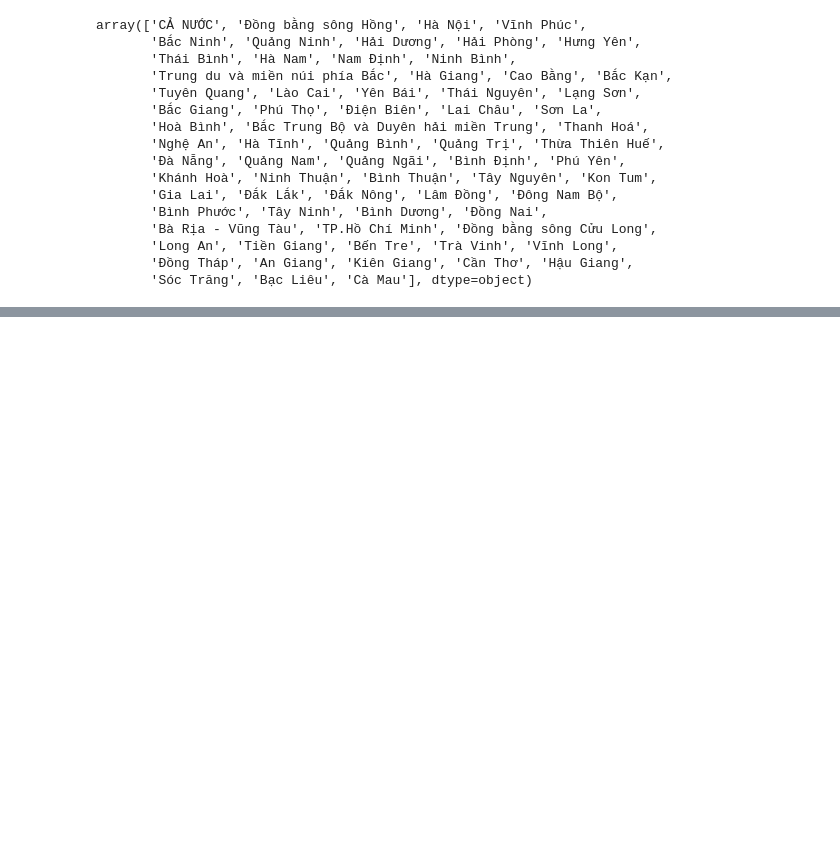
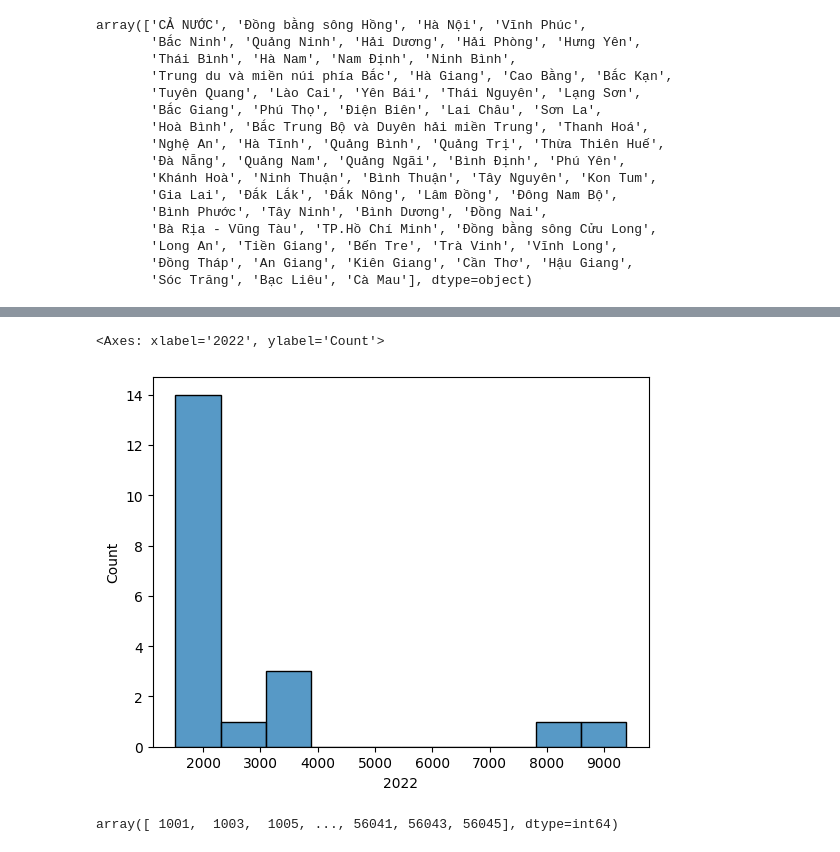
Before and after one commit to datasciencedances/datasciecedances_notebooks, a Jupyter notebook: notebooks/pitllfall.ipynb, the cells around one changed output, grey strips where cells are left out. Cells and saved outputs as stored; diff of their text form; code cells hidden in the pictures; blank space fills up the shorter version.

```diff
--- a/notebooks/pitllfall.ipynb
+++ b/notebooks/pitllfall.ipynb
@@ -65,0 +196,7 @@ for k, v in  mapping.items():
+# %%
+tinh.sort_values('2022',ascending=False, inplace=True)
+# %%
+sns.histplot(tinh['2022'].head(20))
+# %% [output]
+<Axes: xlabel='2022', ylabel='Count'>
+[figure, added]
@@ -65,0 +205,4 @@ for k, v in  mapping.items():
+# %%
+godaddy_train['cfips'].unique()
+# %% [output]
+array([ 1001,  1003,  1005, ..., 56041, 56043, 56045], dtype=int64)
```
Also changed, not shown: parts of 22 cells of this notebook.
